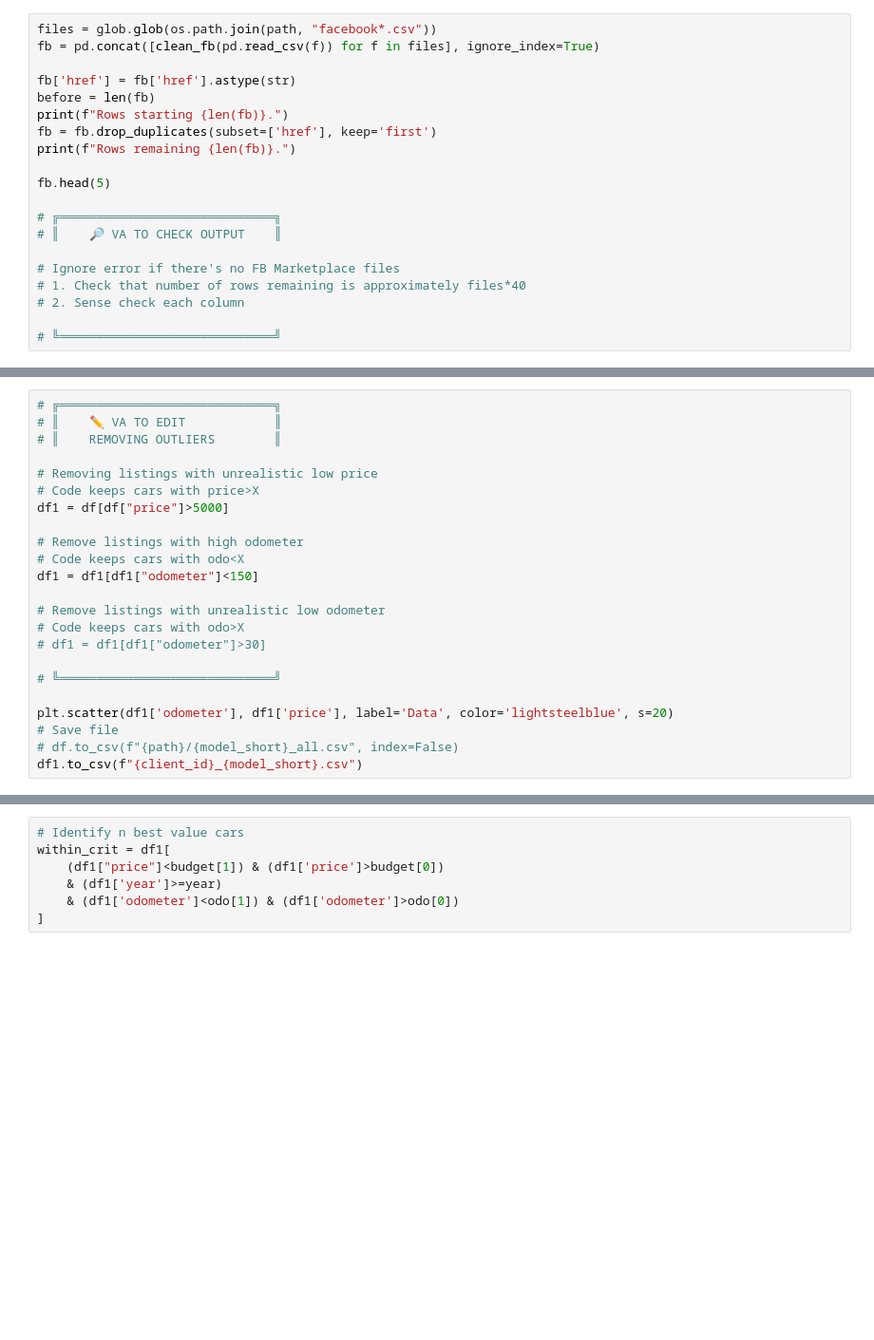
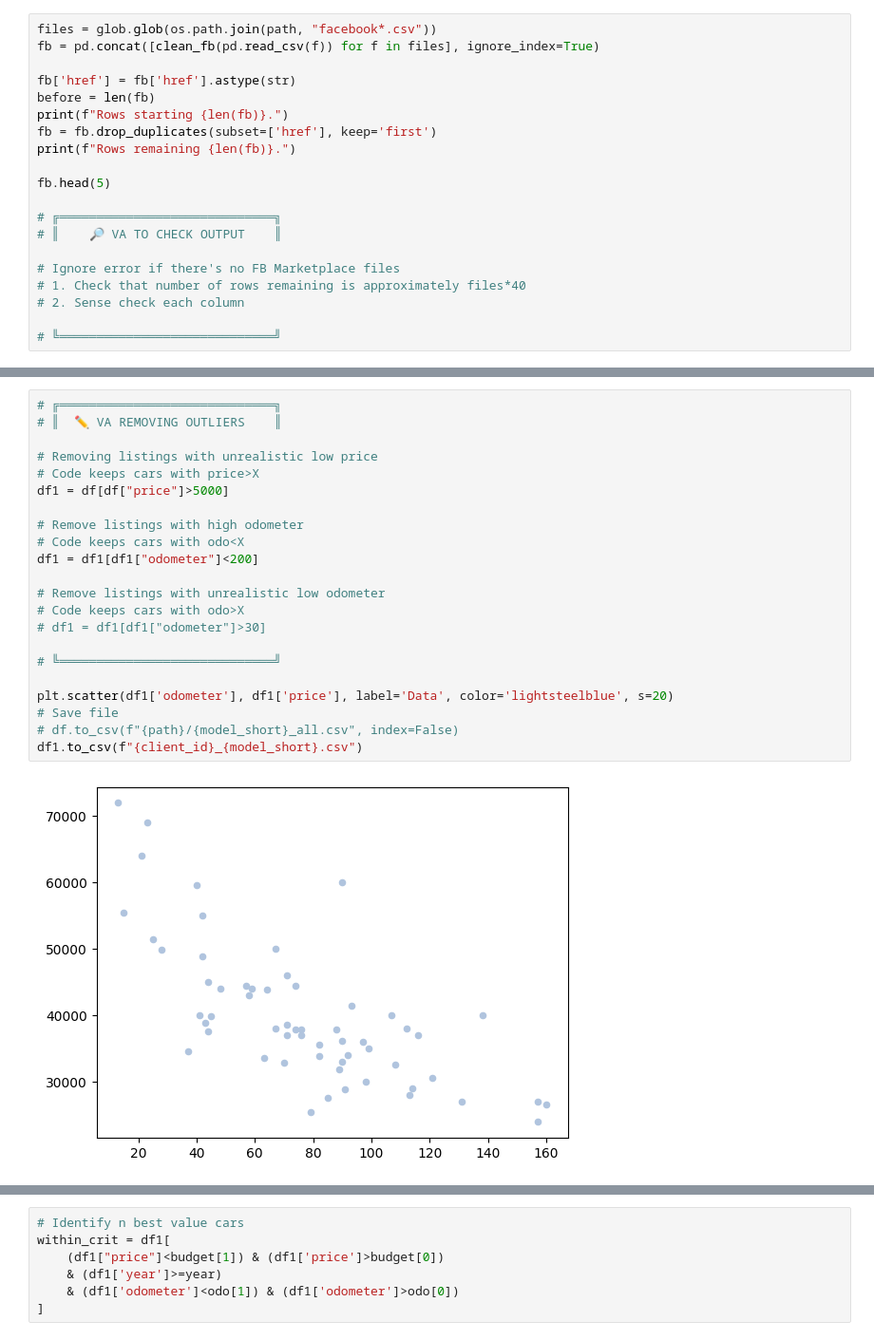
Before and after one commit to imrogerjiang/market_analysis, a Jupyter notebook: analytics.ipynb, the cells around one changed output, grey strips where cells are left out. Shown: that part at 95% size. Drawn from its saved outputs; the diff is of its cells as text; blank space fills up the shorter version.

```diff
--- a/analytics.ipynb
+++ b/analytics.ipynb
@@ -256,26 +266,27 @@ plt.scatter(df['odometer'], df['price'], label='Data', color='lightsteelblue', s
 # %%
 # ╔═════════════════════════════╗
-# ║    ✏️ VA TO EDIT            ║
-# ║    REMOVING OUTLIERS        ║
+# ║  ✏️ VA REMOVING OUTLIERS    ║
 
 # Removing listings with unrealistic low price
 # Code keeps cars with price>X
 df1 = df[df["price"]>5000]
 
 # Remove listings with high odometer
 # Code keeps cars with odo<X
-df1 = df1[df1["odometer"]<150]
+df1 = df1[df1["odometer"]<200]
 
 # Remove listings with unrealistic low odometer
 # Code keeps cars with odo>X
 # df1 = df1[df1["odometer"]>30]
 
 # ╚═════════════════════════════╝
 
 plt.scatter(df1['odometer'], df1['price'], label='Data', color='lightsteelblue', s=20)
 # Save file
 # df.to_csv(f"{path}/{model_short}_all.csv", index=False)
 df1.to_csv(f"{client_id}_{model_short}.csv")
+# %% [output]
+[figure, added]
 # %%
 # 0) Work on a real copy (kills SettingWithCopyWarning)
 df1 = df1.copy()
```
Also changed, not shown: parts of 15 cells of this notebook.
